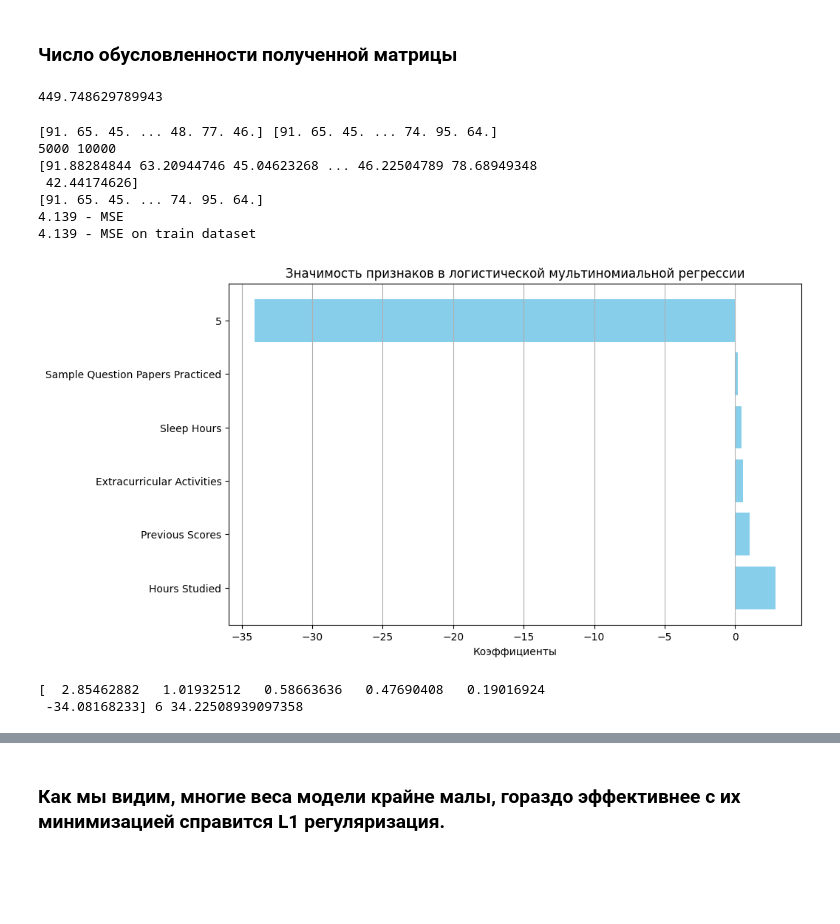
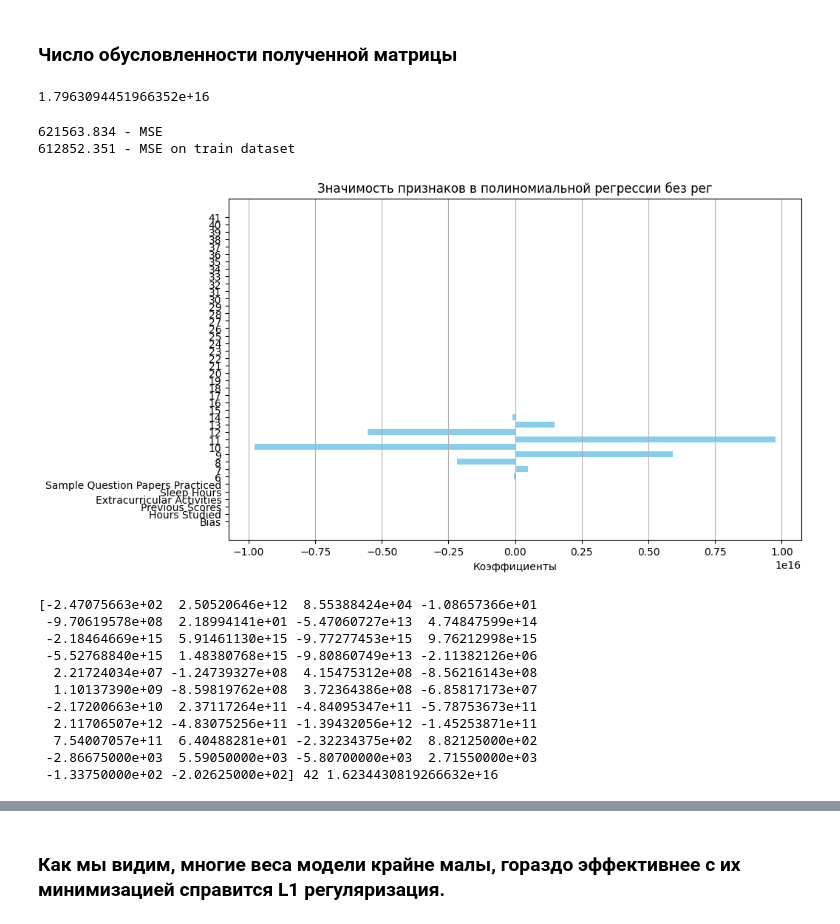
Before and after one commit to romkaimp/MS, a Jupyter notebook: Polynomial_regression.ipynb, the cells around one changed output, grey strips where cells are left out. Saved outputs shown, nothing was run; the diff lists cells and outputs as text; code cells hidden in the pictures; blank space fills up the shorter version.

```diff
--- a/Polynomial_regression.ipynb
+++ b/Polynomial_regression.ipynb
@@ -36,15 +38,19 @@ df["Extracurricular Activities"] = df["Extracurricular Activities"].apply(lambda
 new_df = df.drop(columns=["Performance Index"])
 
 x: np.ndarray = df.drop(columns=["Performance Index"]).to_numpy()
+y: np.ndarray = df["Performance Index"].to_numpy()
 
-x_test, x_train = x[:5000, ].copy(), x[5000:, ].copy()
-print(x_test, x_train)
-print(x_test.shape, x_train.shape)
+test_size = 0.5
 
+x_train, x_test, y_train, y_test = train_test_split(x, y, test_size=test_size, shuffle=True)
+
+scaler = MinMaxScaler()
+scaler.fit(x_train)
+x_train = scaler.transform(x_train)
+x_test = scaler.transform(x_test)
 
 columns = x_train.shape[1]
-print(columns)
-polynomial_degree = 1
+polynomial_degree = 10
 for col1 in range(columns):
     if col1 != 2:
         # Добавляем новые параметры - все некатегориальные параметры в i-ой степени
@@ -52,7 +58,7 @@ for col1 in range(columns):
             x_train = np.column_stack((x_train, x_train[:, col1] ** i))
             x_test = np.column_stack((x_test, x_test[:, col1] ** i))
 #  добавляем столбец 1 (y = wx + b => y = WX, где X = x + 1, W = w + b)
-x_train = np.column_stack((x_train, np.ones(x_train.shape[0])))
-x_test = np.column_stack((x_test, np.ones(x_test.shape[0])))
-print(x.shape[1]) #  x.shape[1] + (x.shape[1]-1)**2 + 1 - количество признаков, после генерации новых
+x_train = np.column_stack((np.ones(x_train.shape[0]), x_train))
+x_test = np.column_stack((np.ones(x_test.shape[0]), x_test))
+print(x_train.shape[1])
 # %% [output]
@@ -78,42 +69,38 @@ print(x.shape[1]) #  x.shape[1] + (x.shape[1]-1)**2 + 1 - количество
 singular_values = np.linalg.svd(x_train).S
 print(np.max(singular_values)/np.min(singular_values))
 # %% [output]
-449.748629789943
+1.7963094451966352e+16
 # %%
-y: np.ndarray = df["Performance Index"].to_numpy()
-
-y_test= y[:5000].copy()
-y_train = y[5000:].copy()
-print(y_test, y)
-print(len(y_test), len(y))
-#print(x[0])
 w = np.linalg.inv(x_train.T @ x_train) @ (x_train.T @ y_train)
 y_fit = x_test@w
-print(y_fit)
-print(y)
+
 MSE = np.mean((y_fit-y_test)**2)
 print(f"{MSE:.3f} - MSE")
-MSE_on_train = np.mean((y_fit-y_test)**2)
+MSE_on_train = np.mean((x_train@w-y_train)**2)
 print(f"{MSE_on_train:.3f} - MSE on train dataset")
 
-feature_importance = pd.DataFrame({'Feature': np.hstack((new_df.columns.values, [str(i) for i in range(len(new_df.columns), x_train.shape[1])])), 'Coefficient': w})
+feature_importance = pd.DataFrame({'Feature': np.hstack((["Bias"], new_df.columns.values, [str(i) for i in range(len(new_df.columns)+1, x_train.shape[1])])), 'Coefficient': w})
 plt.figure(figsize=(10, 6))
 plt.barh(feature_importance['Feature'], feature_importance['Coefficient'], color='skyblue')
 plt.xlabel('Коэффициенты')
-plt.title('Значимость признаков в логистической мультиномиальной регрессии')
+plt.title('Значимость признаков в полиномиальной регрессии без рег')
 plt.grid(axis='x')
 plt.show()
 # %% [output]
-[91. 65. 45. ... 48. 77. 46.] [91. 65. 45. ... 74. 95. 64.]
-5000 10000
-[91.88284844 63.20944746 45.04623268 ... 46.22504789 78.68949348
- 42.44174626]
-[91. 65. 45. ... 74. 95. 64.]
-4.139 - MSE
-4.139 - MSE on train dataset
+621563.834 - MSE
+612852.351 - MSE on train dataset
-[figure, old version]
+[figure, new version]
 # %%
 print(w, len(w), np.linalg.norm(w))
 # %% [output]
-[  2.85462882   1.01932512   0.58663636   0.47690408   0.19016924
- -34.08168233] 6 34.22508939097358
+[-2.47075663e+02  2.50520646e+12  8.55388424e+04 -1.08657366e+01
+ -9.70619578e+08  2.18994141e+01 -5.47060727e+13  4.74847599e+14
+ -2.18464669e+15  5.91461130e+15 -9.77277453e+15  9.76212998e+15
+ -5.52768840e+15  1.48380768e+15 -9.80860749e+13 -2.11382126e+06
+  2.21724034e+07 -1.24739327e+08  4.15475312e+08 -8.56216143e+08
+  1.10137390e+09 -8.59819762e+08  3.72364386e+08 -6.85817173e+07
+ -2.17200663e+10  2.37117264e+11 -4.84095347e+11 -5.78753673e+11
+  2.11706507e+12 -4.83075256e+11 -1.39432056e+12 -1.45253871e+11
+  7.54007057e+11  6.40488281e+01 -2.32234375e+02  8.82125000e+02
+ -2.86675000e+03  5.59050000e+03 -5.80700000e+03  2.71550000e+03
+ -1.33750000e+02 -2.02625000e+02] 42 1.6234430819266632e+16
```
Also changed, not shown: parts of 13 cells of this notebook, 3 other files.
